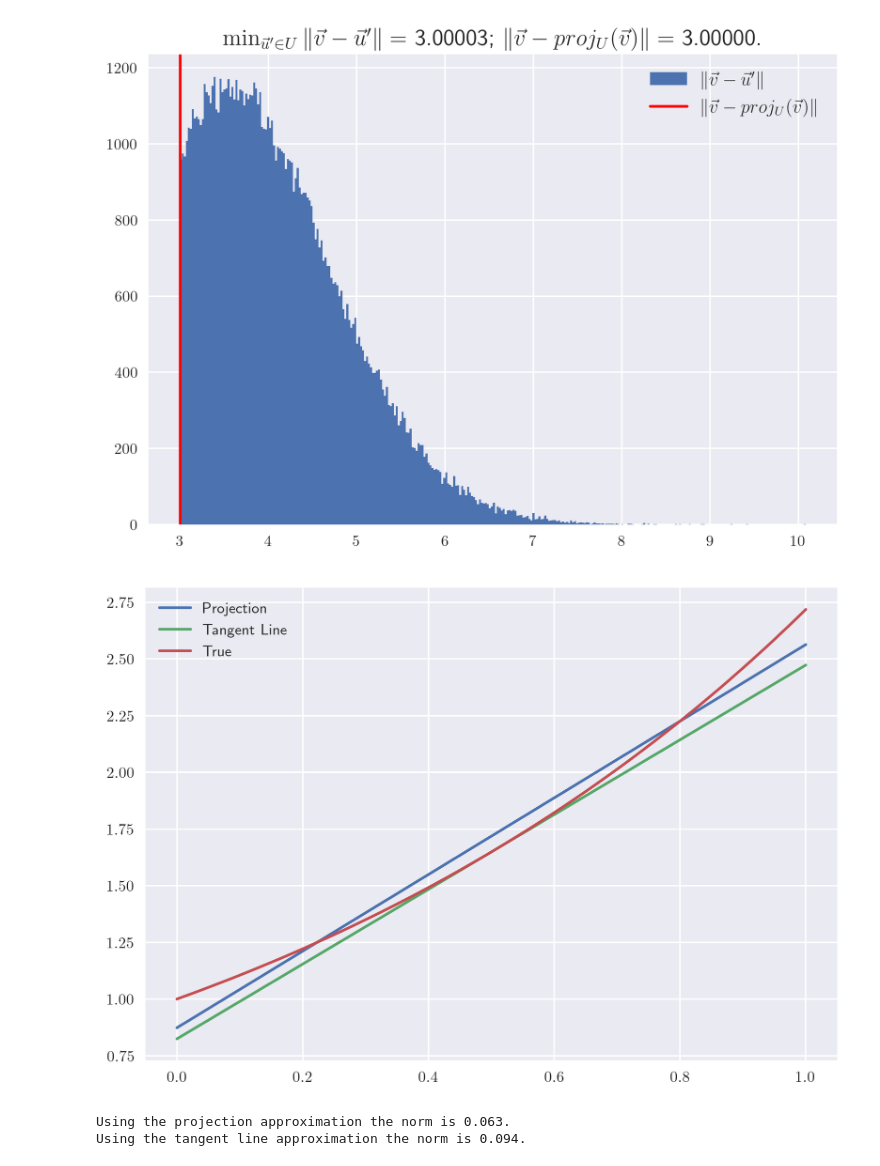
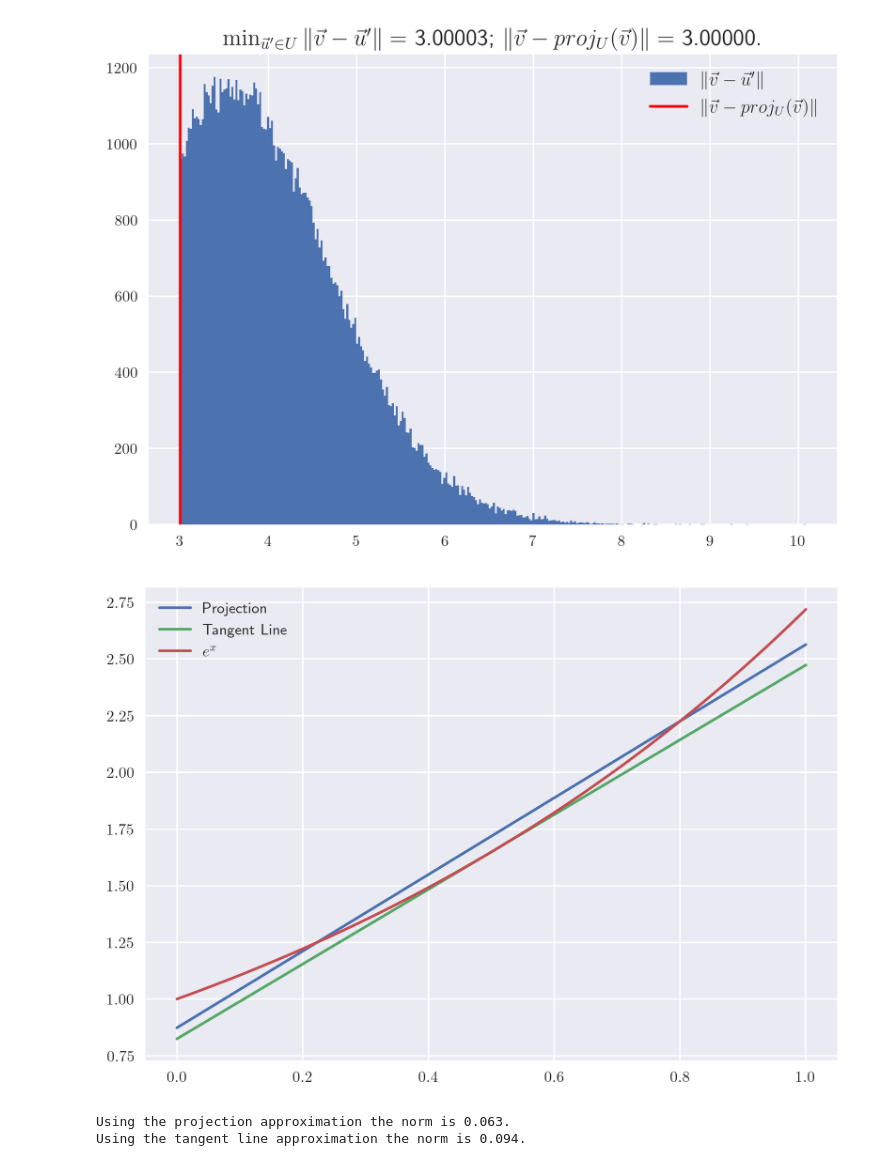
Before and after one commit to charlesrambo/math_bootcamp_25, a Jupyter notebook: Unit 2/unit_2_code_snippets.ipynb, the cells around one changed output. Saved outputs shown, nothing was run; the diff lists cells and outputs as text; code cells hidden in the pictures.

```diff
--- a/Unit 2/unit_2_code_snippets.ipynb
+++ b/Unit 2/unit_2_code_snippets.ipynb
@@ -249,35 +249,35 @@ u1, u2 = lambda x: 1, lambda x: x - 1/2
 
 # Calculate inner products
 a_proj, b_proj = inner(u1, np.exp)/inner(u1, u1), inner(u2, np.exp)/inner(u2, u2)
 
 # Define small value
 h = 1e-5
 
 # Calculate tangent line coeffs
 a_tl, b_tl = np.exp(0.5), (np.exp(0.5 + h) - np.exp(0.5 - h))/(2 * h)
 
 # Define functions
 proj = lambda x: a_proj * u1(x) + b_proj * u2(x)
 tan_line = lambda x: a_tl * u1(x) + b_tl * u2(x)
 
 # Get the x-values for plot
 x_vals = np.linspace(0, 1, 100)
 
 # Plot results
 plt.plot(x_vals, proj(x_vals), label = 'Projection')
 plt.plot(x_vals, tan_line(x_vals), label = 'Tangent Line')
-plt.plot(x_vals, np.exp(x_vals), label = 'True')
+plt.plot(x_vals, np.exp(x_vals), label = '$e^x$')
 
 # Create a legend
 plt.legend()
 
 # Save the figure
 plt.savefig(path + r'ex2-3.png')
 
 # Show plot
 plt.show()
 # %% [output]
-[figure, old version]
+[figure, new version]
 # %%
 # Define norm
 norm = lambda f: np.sqrt(inner(f, f))
```
Also changed, not shown: parts of 6 cells of this notebook, 1 other file.
